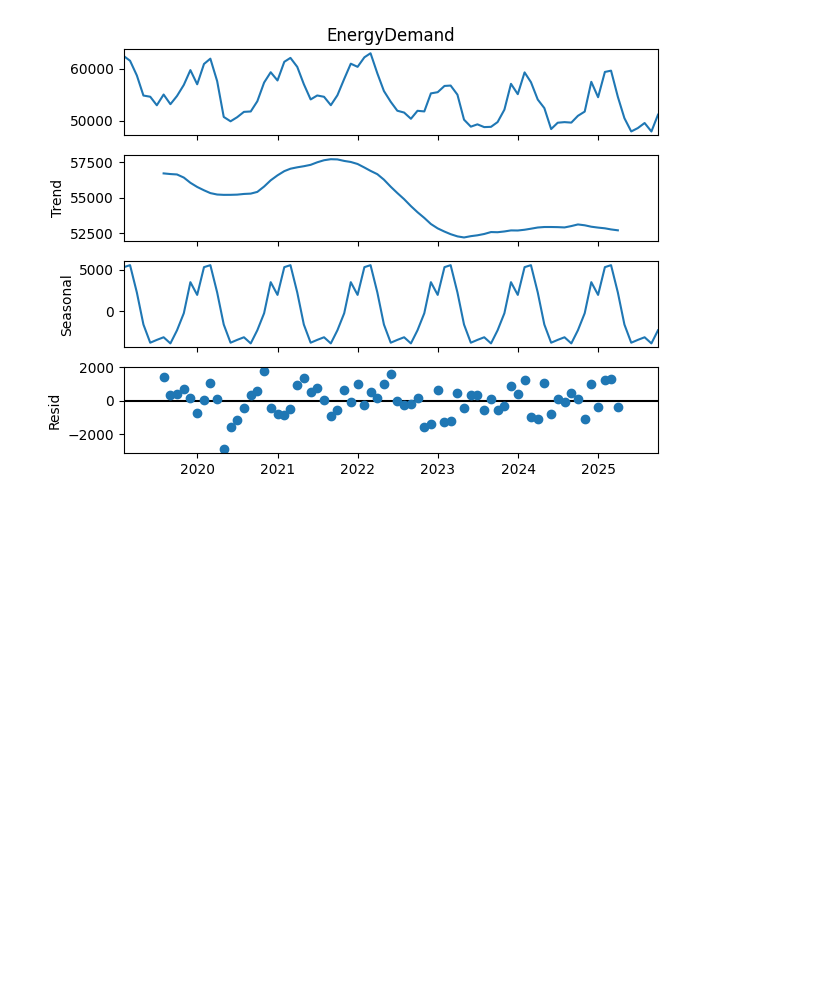
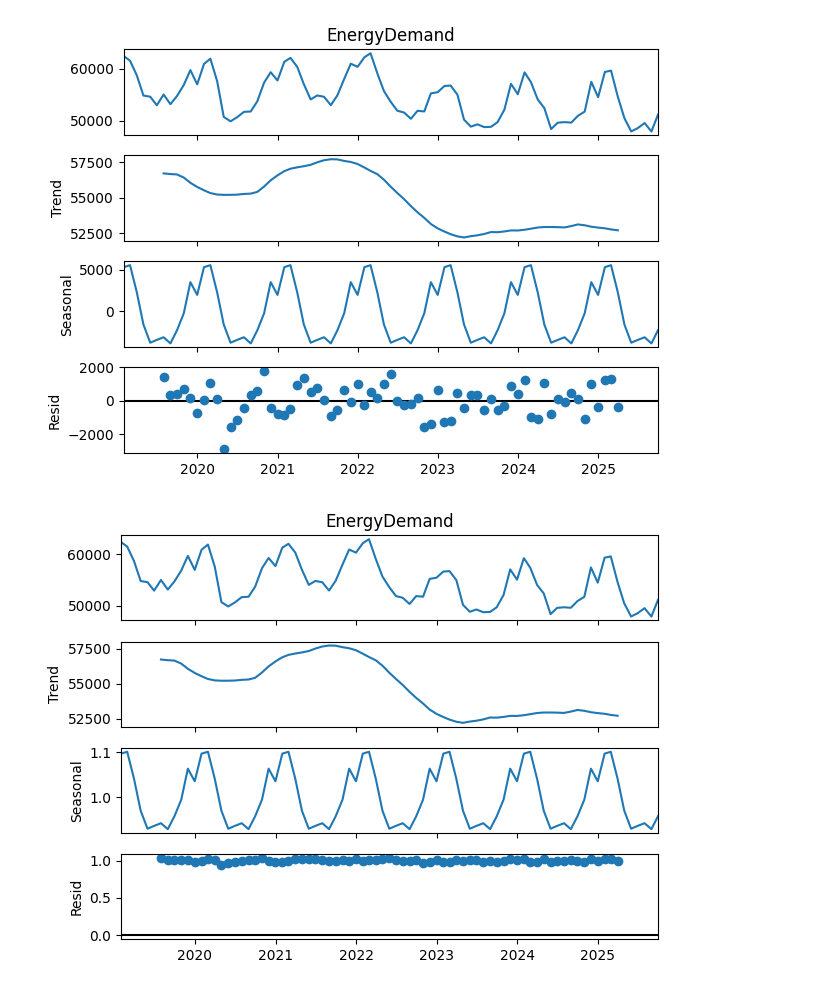
Before and after one commit to SW-oasen/electricity_demannd_de, a Jupyter notebook: notebook_edit/01_eda_energy.ipynb, the cells around one changed output. Saved outputs shown, nothing was run; the diff lists cells and outputs as text; code cells hidden in the pictures; blank space fills up the shorter version.

```diff
--- a/notebook_edit/01_eda_energy.ipynb
+++ b/notebook_edit/01_eda_energy.ipynb
@@ -298,3 +298,12 @@ decomposition = seasonal_decompose(df_monthly['EnergyDemand'], model='additive',
 decomposition.plot();  # use ; to avoid doubled plot. the returned figure is already plotted by the function, so we just suppress the output to avoid a second empty plot.
 # %% [output]
 [figure]
+# %%
+# decompose seasonality using seasonal_decompose with multiplicative model
+from statsmodels.tsa.seasonal import seasonal_decompose
+#df_monthly.set_index('DateUTC', inplace=True)
+decomposition = seasonal_decompose(df_monthly['EnergyDemand'], model='multiplicative', period=12) # monthly data, so period is 12 months
+decomposition.plot();  # use ; to avoid doubled plot. the returned figure is already plotted by the function, so we just suppress the output to avoid a second empty plot.
+decomposition
+# %% [output]
+[figure, added]
```
Also changed, not shown: parts of 1 cell of this notebook, 6 other files.
